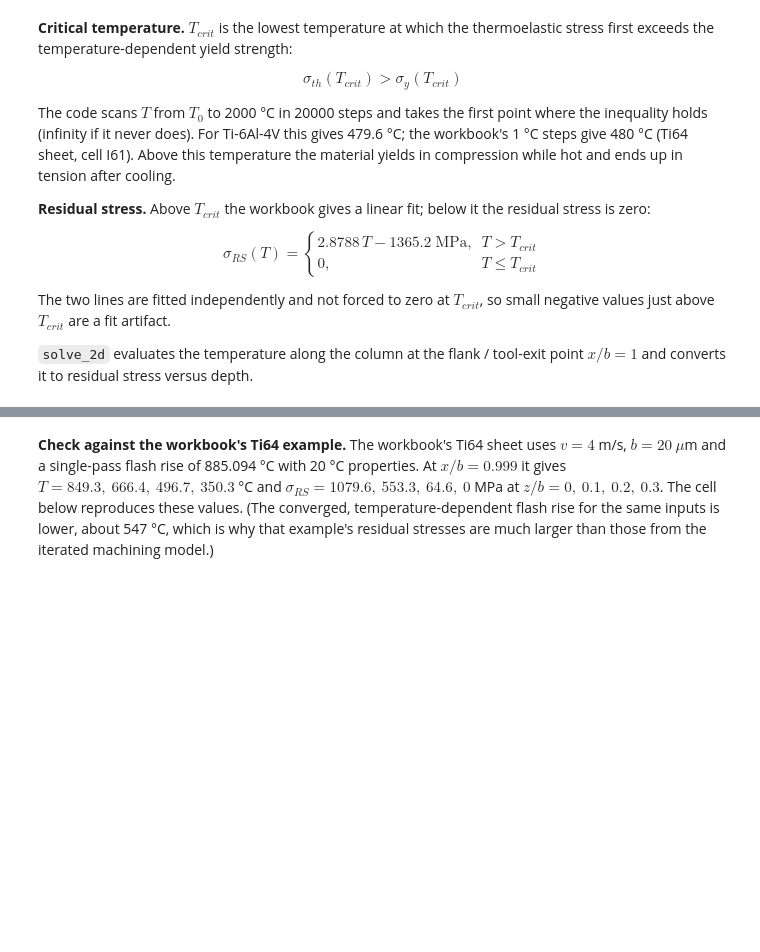
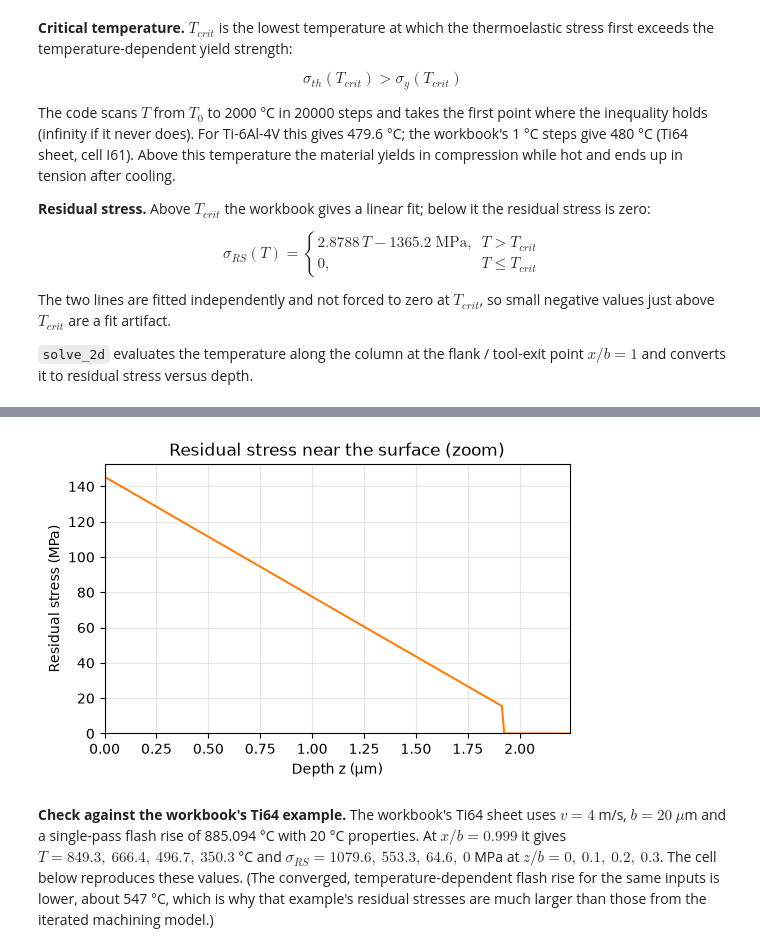
Before and after one commit to Ixiandesign/ME699_Cutting_Model, a Jupyter notebook: cutting_model.ipynb, the cells around one changed output, grey strips where cells are left out. Saved outputs shown, nothing was run; the diff lists cells and outputs as text; code cells hidden in the pictures; blank space fills up the shorter version.

```diff
--- a/cutting_model.ipynb
+++ b/cutting_model.ipynb
@@ -451,20 +521,18 @@ ax.set(title="Subsurface temperature with residual stress", xlabel="x / b", ylab
 # %%
-fig, (a1, a2) = plt.subplots(1, 2, figsize=(12, 3.5))
-a1.plot(r2.z_over_b, r2.residual_stress_MPa, color="C1")
-a1.set(title=f"Residual stress at flank (x/b = {r2.flank_x_over_b:g})", xlabel="z / b (depth)",
-       ylabel="Residual stress (MPa)", xlim=(0, 1), ylim=(0, None))
-
-# zoom on the yielded layer, re-solved on a fine depth grid
+fig, ax = plt.subplots(figsize=(6, 3.5))
 if yielded.size:
-    z_zoom = np.linspace(0.0, 1.25 * yielded.max(), 200)
-    rz = solve_2d(v_m_min, Fc, w_mm, None, T0, x_over_b=X, z_over_b=z_zoom, h_mm=h_mm)
-    a2.plot(z_zoom * rz.b_um, rz.residual_stress_MPa, color="C1")
-    a2.set(xlim=(0, z_zoom[-1] * rz.b_um), ylim=(0, None))
+    z_max = 1.25 * yielded.max()
+    z = np.linspace(0.0, z_max, 200)
+    rz = solve_2d(v_m_min, Fc, w_mm, None, T0, x_over_b=X, z_over_b=z, h_mm=h_mm)
+    ax.plot(z * rz.b_um, rz.residual_stress_MPa, color="C1")
+    ax.set_xlim(0.0, z_max * rz.b_um)
+    ax.set_ylim(bottom=0.0)
 else:
-    a2.text(0.5, 0.5, "No yielding (RS = 0)", transform=a2.transAxes, ha="center")
-a2.set(title="Residual stress near the surface (zoom)", xlabel="Depth z (µm)", ylabel="Residual stress (MPa)")
-for a in (a1, a2):
-    a.grid(alpha=0.3)
+    ax.text(0.5, 0.5, "No yielding (RS = 0)", transform=ax.transAxes, ha="center")
+ax.set(title="Residual stress near the surface (zoom)", xlabel="Depth z (µm)", ylabel="Residual stress (MPa)")
+ax.grid(alpha=0.3)
+# %% [output]
+[figure, added]
 # %% [markdown]
 **Check against the workbook's Ti64 example.** The workbook's Ti64 sheet uses $v = 4$ m/s, $b = 20\ \mu$m and a single-pass flash rise of 885.094 °C with 20 °C properties. At $x/b = 0.999$ it gives $T = 849.3,\ 666.4,\ 496.7,\ 350.3$ °C and $\sigma_{RS} = 1079.6,\ 553.3,\ 64.6,\ 0$ MPa at $z/b = 0,\ 0.1,\ 0.2,\ 0.3$. The cell below reproduces these values. (The converged, temperature-dependent flash rise for the same inputs is lower, about 547 °C, which is why that example's residual stresses are much larger than those from the iterated machining model.)
 # %%
```
Also changed, not shown: parts of 11 cells of this notebook, 2 other files.
